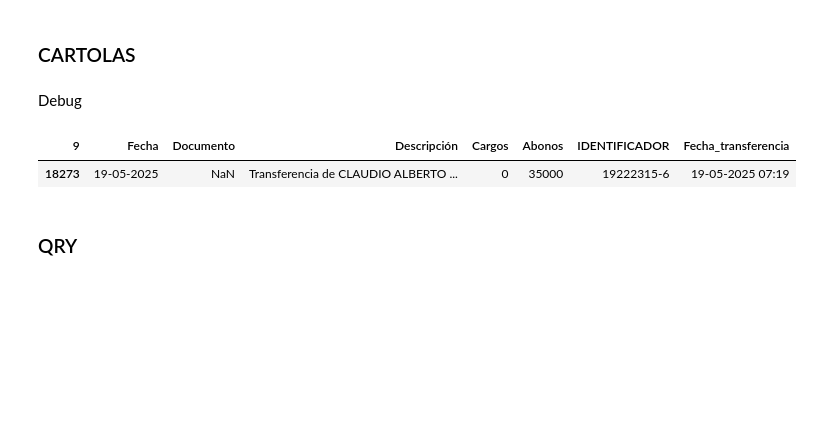
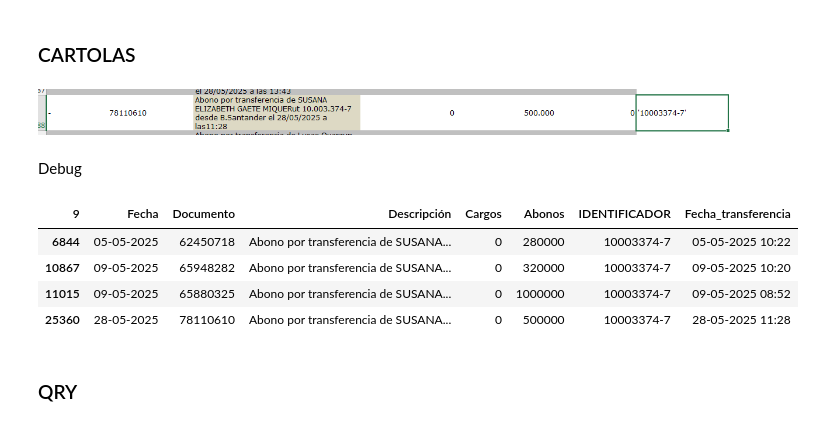
Before and after one commit to pbustamantevector/Proyecto-Conciliacion, a Jupyter notebook: Racional.ipynb, the cells around one changed output. Saved outputs shown, nothing was run; the diff lists cells and outputs as text; code cells hidden in the pictures; blank space fills up the shorter version.

```diff
--- a/Racional.ipynb
+++ b/Racional.ipynb
@@ -94,6 +94,8 @@ for archivo in archivos_xlsx:
     dfs.append(df)
 
 cartola_clp_RACIONAL = pd.concat(dfs, ignore_index=True)
+# %% [markdown]
+![image.png](attachment:image.png)
 # %%
 df_to_rut = cartola_clp_RACIONAL
 
@@ -137,10 +139,13 @@ df_to_rut['Fecha_transferencia'] = df_to_rut['Fecha_transferencia'].dt.strftime(
 # %% [markdown]
 Debug
 # %%
-df_to_rut[df_to_rut['Descripción'] == 'Transferencia de CLAUDIO ALBERTO CAMPOS HAN Rut 19222315-6 desde Banco BICE a VECTOR CAPITAL CORREDORES DE BOLSA SPA Rut 76513680-6 a Cuenta Corriente de Banco BICE,el 19/05/2025 a las 07:19 hrs.']
+df_to_rut[df_to_rut['IDENTIFICADOR'] == '10003374-7']
 # %% [output]
 | 9 | Fecha | Documento | Descripción | Cargos | Abonos | IDENTIFICADOR | Fecha_transferencia |
-| 18273 | 19-05-2025 | NaN | Transferencia de CLAUDIO ALBERTO ... | 0 | 35000 | 19222315-6 | 19-05-2025 07:19 |
+| 6844 | 05-05-2025 | 62450718 | Abono por transferencia de SUSANA... | 0 | 280000 | 10003374-7 | 05-05-2025 10:22 |
+| 10867 | 09-05-2025 | 65948282 | Abono por transferencia de SUSANA... | 0 | 320000 | 10003374-7 | 09-05-2025 10:20 |
+| 11015 | 09-05-2025 | 65880325 | Abono por transferencia de SUSANA... | 0 | 1000000 | 10003374-7 | 09-05-2025 08:52 |
+| 25360 | 28-05-2025 | 78110610 | Abono por transferencia de SUSANA... | 0 | 500000 | 10003374-7 | 28-05-2025 11:28 |
 # %% [markdown]
 ### QRY
 # %%
```
Also changed, not shown: parts of 24 cells of this notebook.
